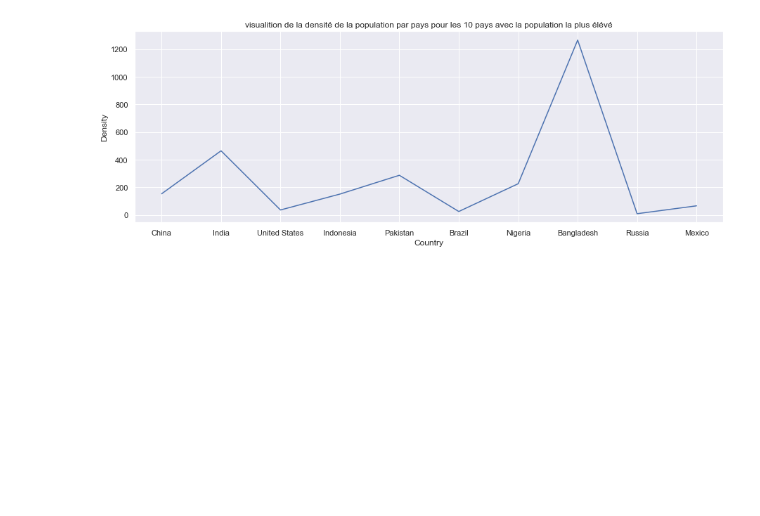
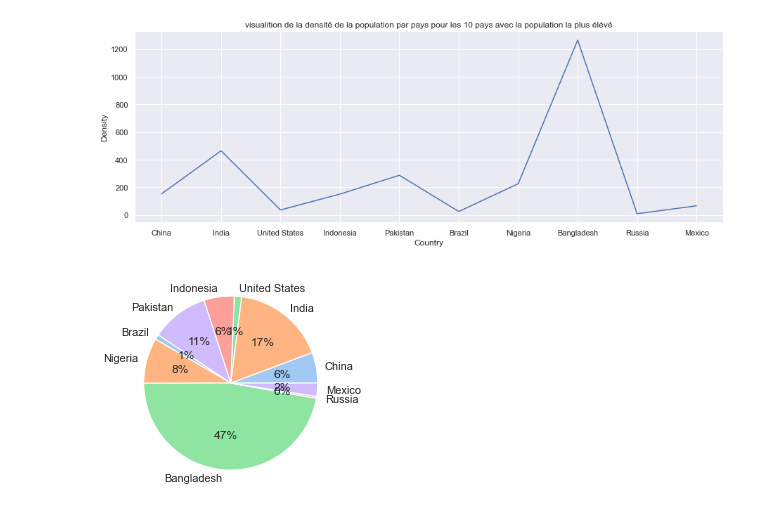
Before and after one commit to kaa-serpent/python_data_expose, a Jupyter notebook: jupyter_expose_guillaume.ipynb, the cells around one changed output. Saved outputs shown, nothing was run; the diff lists cells and outputs as text; code cells hidden in the pictures; blank space fills up the shorter version.

Commit message:
pie chart

```diff
--- a/jupyter_expose_guillaume.ipynb
+++ b/jupyter_expose_guillaume.ipynb
@@ -43,6 +43,19 @@ sns.lineplot(x="Country", y="Density", ax=ax, data=data).set_title("visualition
 # %% [output]
 Text(0.5, 1.0, 'visualition de la densité de la population par pays pour les 10 pays avec la population la plus élévé')
 [figure]
+# %%
+#define data
+data1 = data.Density
+labels = data.Country
+
+#define Seaborn color palette to use
+colors = sns.color_palette('pastel')[0:5]
+
+#create pie chart
+plt.pie(data1, labels = labels, colors = colors, autopct='%.0f%%')
+plt.show()
+# %% [output]
+[figure, added]
 # %%
 fig_dims = (15, 5)
 fig, ax = plt.subplots(figsize=fig_dims)
```
Also changed, not shown: parts of 2 cells of this notebook.
